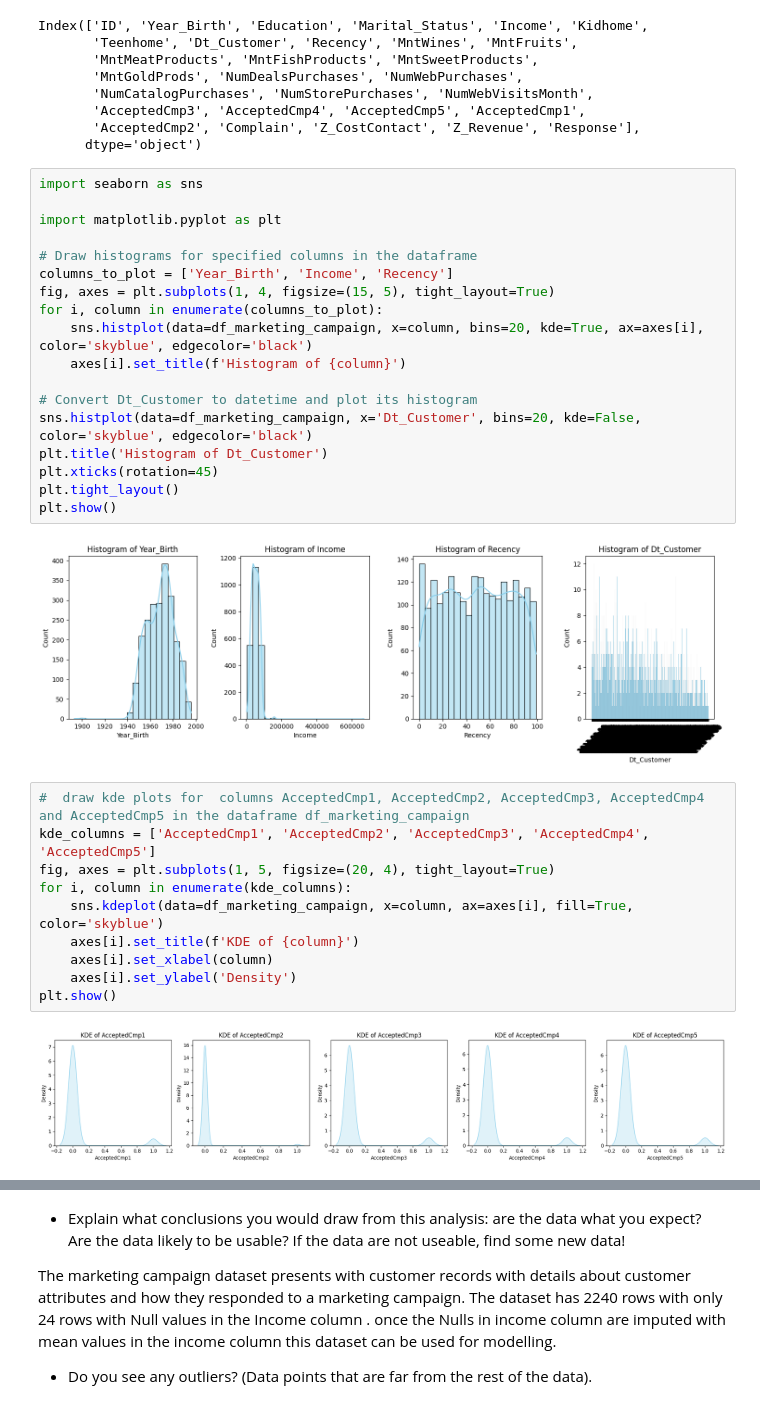
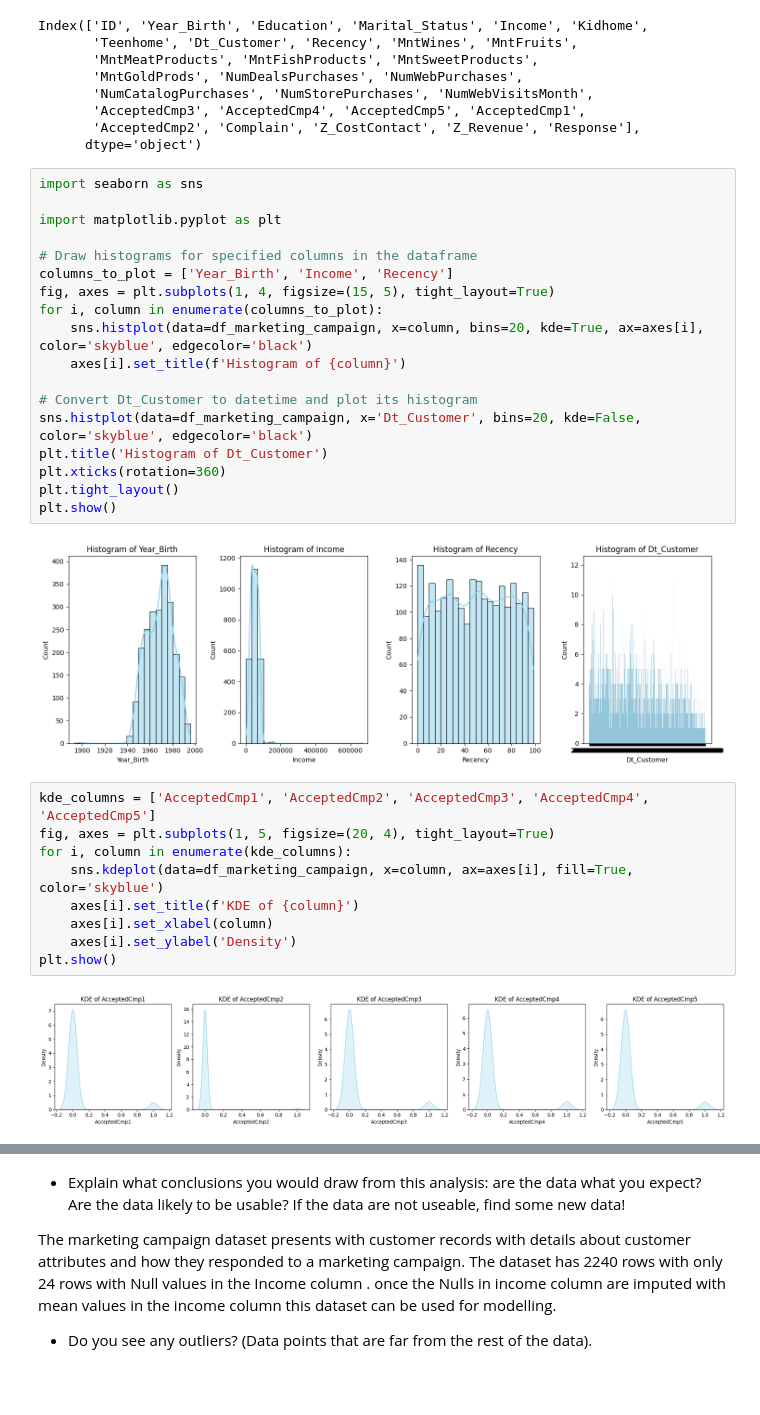
Before and after one commit to Sudhi162/DX699S-O2-Sudee, a Jupyter notebook: OMDS-ModB2-Week6-Mangalwadekar-SudeendraGururaj.ipynb, the cells around one changed output, grey strips where cells are left out. Saved outputs shown, nothing was run; the diff lists cells and outputs as text.

```diff
--- a/OMDS-ModB2-Week6-Mangalwadekar-SudeendraGururaj.ipynb
+++ b/OMDS-ModB2-Week6-Mangalwadekar-SudeendraGururaj.ipynb
@@ -224,25 +224,24 @@ Index(['ID', 'Year_Birth', 'Education', 'Marital_Status', 'Income', 'Kidhome',
 # %%
 import seaborn as sns
 
 import matplotlib.pyplot as plt
 
 # Draw histograms for specified columns in the dataframe
 columns_to_plot = ['Year_Birth', 'Income', 'Recency']
 fig, axes = plt.subplots(1, 4, figsize=(15, 5), tight_layout=True)
 for i, column in enumerate(columns_to_plot):
     sns.histplot(data=df_marketing_campaign, x=column, bins=20, kde=True, ax=axes[i], color='skyblue', edgecolor='black')
     axes[i].set_title(f'Histogram of {column}')
 
 # Convert Dt_Customer to datetime and plot its histogram
 sns.histplot(data=df_marketing_campaign, x='Dt_Customer', bins=20, kde=False, color='skyblue', edgecolor='black')
 plt.title('Histogram of Dt_Customer')
-plt.xticks(rotation=45)
+plt.xticks(rotation=360)
 plt.tight_layout()
 plt.show()
 # %% [output]
-[figure, old version]
+[figure, new version]
 # %%
-#  draw kde plots for  columns AcceptedCmp1, AcceptedCmp2, AcceptedCmp3, AcceptedCmp4 and AcceptedCmp5 in the dataframe df_marketing_campaign
 kde_columns = ['AcceptedCmp1', 'AcceptedCmp2', 'AcceptedCmp3', 'AcceptedCmp4', 'AcceptedCmp5']
 fig, axes = plt.subplots(1, 5, figsize=(20, 4), tight_layout=True)
 for i, column in enumerate(kde_columns):
```
Also changed, not shown: parts of 6 cells of this notebook, 3 other files.
